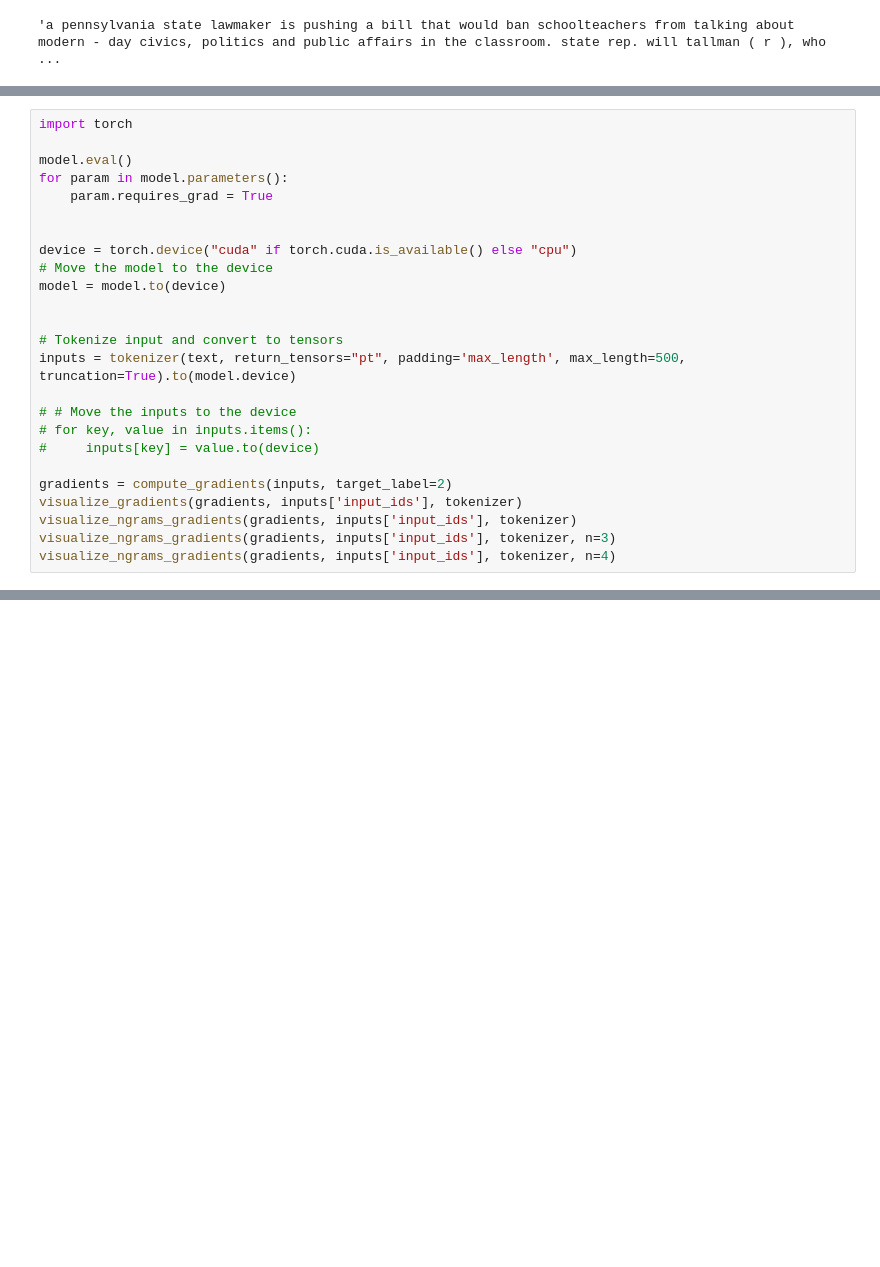
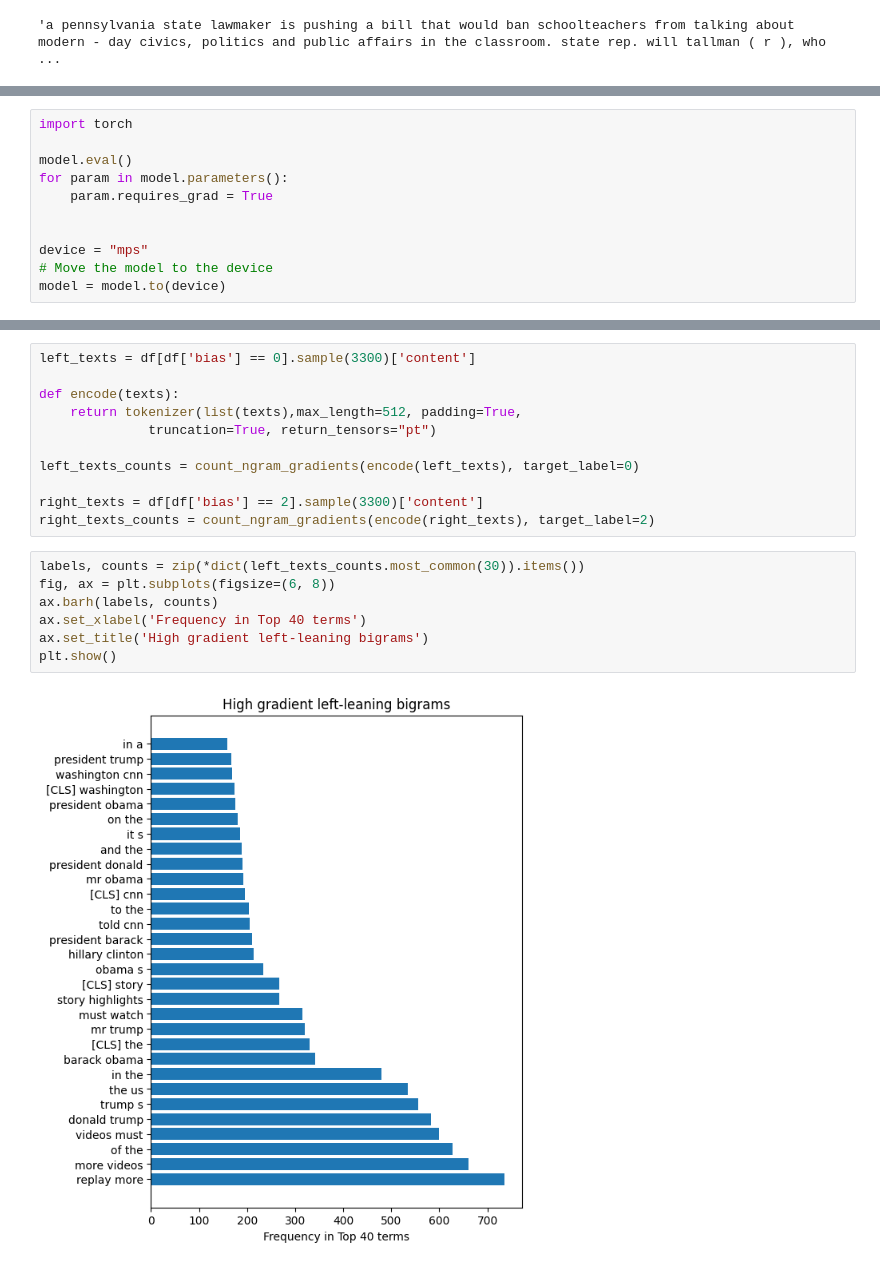
Before and after one commit to sltimmins/CS7322-Project, a Jupyter notebook: ArticleBias.ipynb, the cells around one changed output, grey strips where cells are left out. Drawn from its saved outputs; the diff is of its cells as text; blank space fills up the shorter version.

```diff
--- a/ArticleBias.ipynb
+++ b/ArticleBias.ipynb
@@ -132,20 +165,6 @@ for param in model.parameters():
     param.requires_grad = True
 
 
-device = torch.device("cuda" if torch.cuda.is_available() else "cpu")
+device = "mps"
 # Move the model to the device
 model = model.to(device)
-
-
-# Tokenize input and convert to tensors
-inputs = tokenizer(text, return_tensors="pt", padding='max_length', max_length=500, truncation=True).to(model.device)
-
-# # Move the inputs to the device
-# for key, value in inputs.items():
-#     inputs[key] = value.to(device)
-
-gradients = compute_gradients(inputs, target_label=2)
-visualize_gradients(gradients, inputs['input_ids'], tokenizer)
-visualize_ngrams_gradients(gradients, inputs['input_ids'], tokenizer)
-visualize_ngrams_gradients(gradients, inputs['input_ids'], tokenizer, n=3)
-visualize_ngrams_gradients(gradients, inputs['input_ids'], tokenizer, n=4)
@@ -160,0 +254,20 @@ visualize_ngrams_gradients(gradients, inputs['input_ids'], tokenizer, n=10)
+# %%
+left_texts = df[df['bias'] == 0].sample(3300)['content']
+
+def encode(texts):
+    return tokenizer(list(texts),max_length=512, padding=True,
+              truncation=True, return_tensors="pt")
+
+left_texts_counts = count_ngram_gradients(encode(left_texts), target_label=0)
+
+right_texts = df[df['bias'] == 2].sample(3300)['content']
+right_texts_counts = count_ngram_gradients(encode(right_texts), target_label=2)
+# %%
+labels, counts = zip(*dict(left_texts_counts.most_common(30)).items())
+fig, ax = plt.subplots(figsize=(6, 8))
+ax.barh(labels, counts)
+ax.set_xlabel('Frequency in Top 40 terms')
+ax.set_title('High gradient left-leaning bigrams')
+plt.show()
+# %% [output]
+[figure, added]
```
Also changed, not shown: parts of 21 cells of this notebook.
